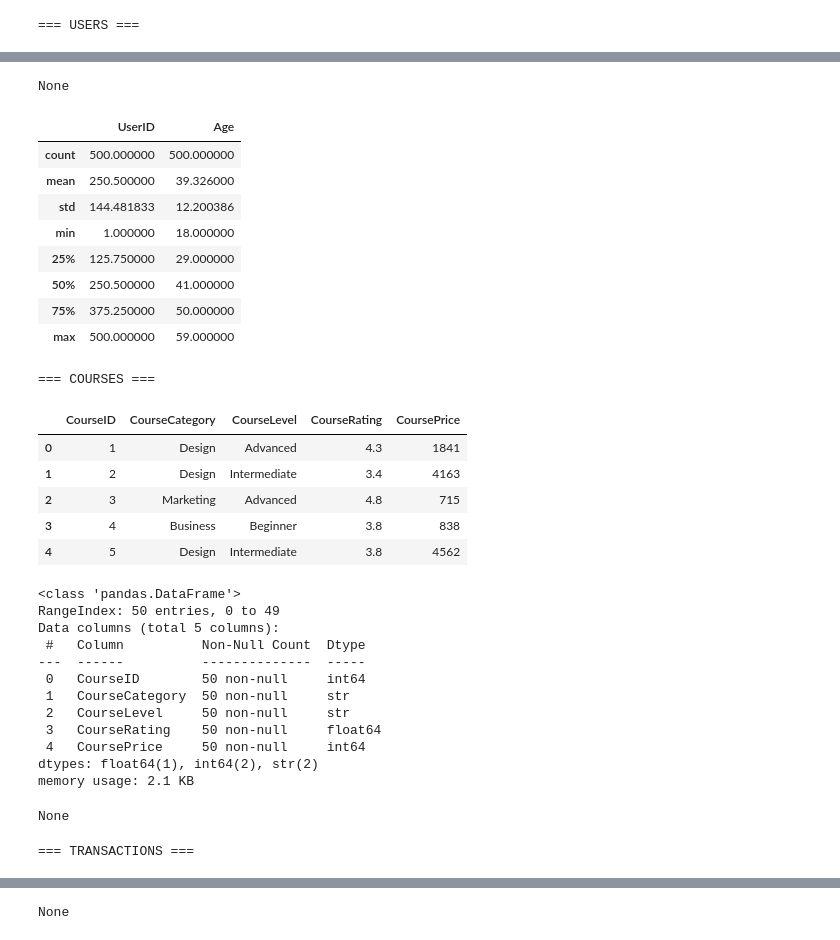
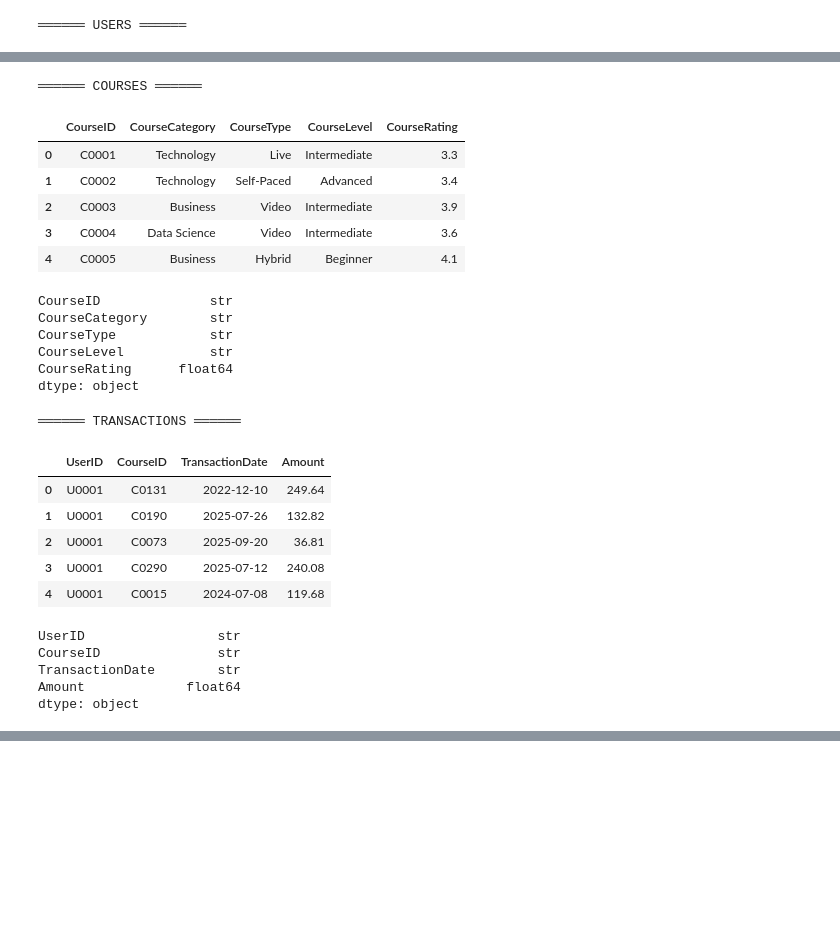
Before and after one commit to anubhavmaurya22/EduPro-Learner-Intelligence-Platform, a Jupyter notebook: edupro/notebooks/01_eda.ipynb, the cells around one changed output, grey strips where cells are left out. Drawn from its saved outputs; the diff is of its cells as text; code cells hidden in the pictures; blank space fills up the shorter version.

```diff
--- a/edupro/notebooks/01_eda.ipynb
+++ b/edupro/notebooks/01_eda.ipynb
@@ -24,15 +27,14 @@ Transactions: (1000, 5)
 # %%
-print("=== USERS ===")
-display(users.head())
-display(users.info())
-display(users.describe())
+print("══════ USERS ══════")
+display(users.head(5))
+display(users.dtypes)
 
-print("=== COURSES ===")
-display(courses.head())
-display(courses.info())
+print("══════ COURSES ══════")
+display(courses.head(5))
+display(courses.dtypes)
 
-print("=== TRANSACTIONS ===")
-display(transactions.head())
-display(transactions.info())
+print("══════ TRANSACTIONS ══════")
+display(transactions.head(5))
+display(transactions.dtypes)
 # %% [output]
-=== USERS ===
+══════ USERS ══════
@@ -56,31 +51,25 @@ memory usage: 15.8 KB
-None
+══════ COURSES ══════
-|  | UserID | Age |
-| count | 500.000000 | 500.000000 |
-| mean | 250.500000 | 39.326000 |
-| std | 144.481833 | 12.200386 |
-| min | 1.000000 | 18.000000 |
-| 25% | 125.750000 | 29.000000 |
-| 50% | 250.500000 | 41.000000 |
-| 75% | 375.250000 | 50.000000 |
-| max | 500.000000 | 59.000000 |
+|  | CourseID | CourseCategory | CourseType | CourseLevel | CourseRating |
+| 0 | C0001 | Technology | Live | Intermediate | 3.3 |
+| 1 | C0002 | Technology | Self-Paced | Advanced | 3.4 |
+| 2 | C0003 | Business | Video | Intermediate | 3.9 |
+| 3 | C0004 | Data Science | Video | Intermediate | 3.6 |
+| 4 | C0005 | Business | Hybrid | Beginner | 4.1 |
-=== COURSES ===
+CourseID              str
+CourseCategory        str
+CourseType            str
+CourseLevel           str
+CourseRating      float64
+dtype: object
+══════ TRANSACTIONS ══════
-|  | CourseID | CourseCategory | CourseLevel | CourseRating | CoursePrice |
-| 0 | 1 | Design | Advanced | 4.3 | 1841 |
-| 1 | 2 | Design | Intermediate | 3.4 | 4163 |
-| 2 | 3 | Marketing | Advanced | 4.8 | 715 |
-| 3 | 4 | Business | Beginner | 3.8 | 838 |
-| 4 | 5 | Design | Intermediate | 3.8 | 4562 |
+|  | UserID | CourseID | TransactionDate | Amount |
+| 0 | U0001 | C0131 | 2022-12-10 | 249.64 |
+| 1 | U0001 | C0190 | 2025-07-26 | 132.82 |
+| 2 | U0001 | C0073 | 2025-09-20 | 36.81 |
+| 3 | U0001 | C0290 | 2025-07-12 | 240.08 |
+| 4 | U0001 | C0015 | 2024-07-08 | 119.68 |
-<class 'pandas.DataFrame'>
-RangeIndex: 50 entries, 0 to 49
-Data columns (total 5 columns):
- #   Column          Non-Null Count  Dtype
----  ------          --------------  -----
- 0   CourseID        50 non-null     int64
- 1   CourseCategory  50 non-null     str
- 2   CourseLevel     50 non-null     str
- 3   CourseRating    50 non-null     float64
- 4   CoursePrice     50 non-null     int64
-dtypes: float64(1), int64(2), str(2)
-memory usage: 2.1 KB
-None
+UserID                 str
+CourseID               str
+TransactionDate        str
+Amount             float64
+dtype: object
-=== TRANSACTIONS ===
@@ -105,2 +76 @@ memory usage: 39.2 KB
-None
 # %%
```
Also changed, not shown: parts of 13 cells of this notebook, 23 other files.
